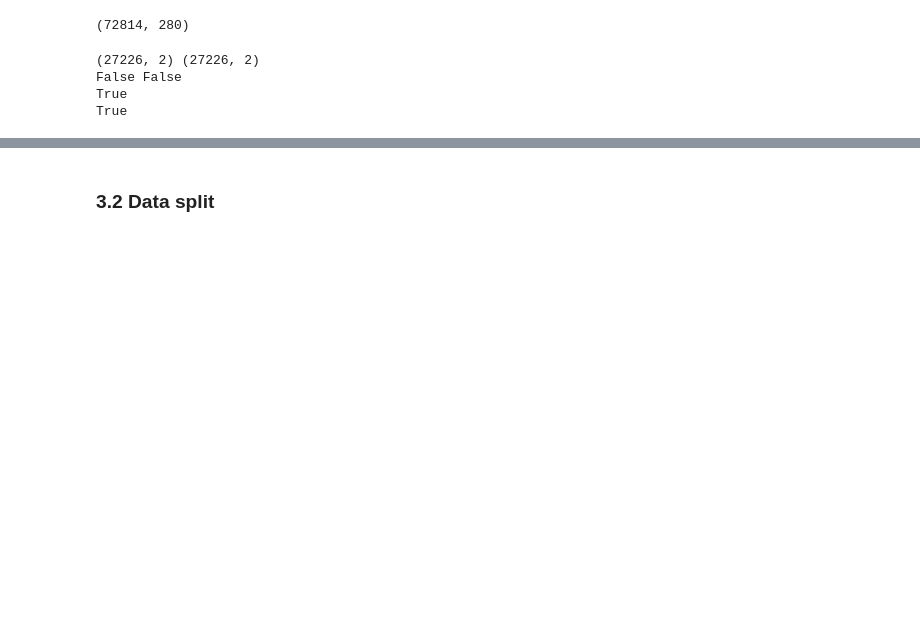
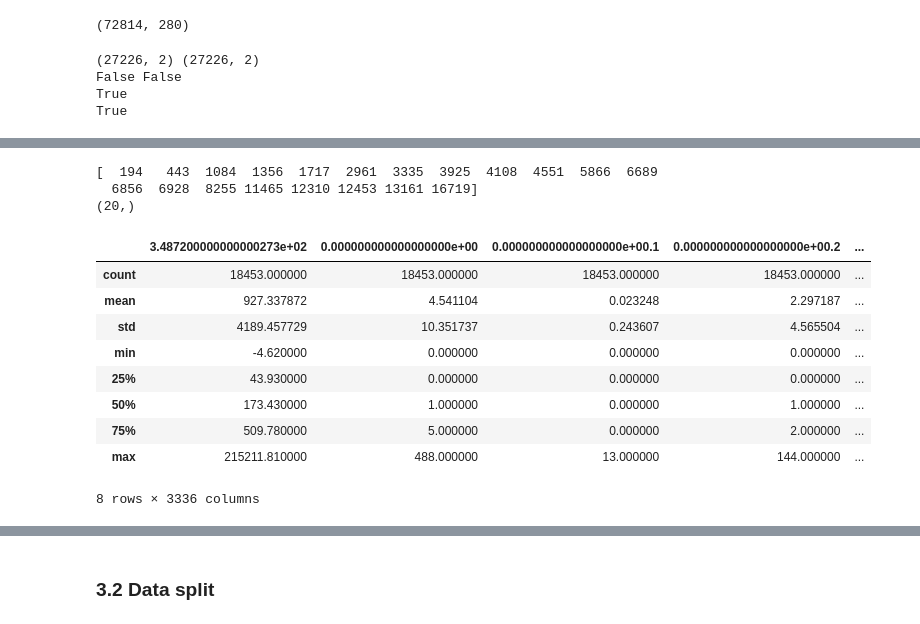
Before and after one commit to bbalasub1/CS598IQVIAClaims, a Jupyter notebook: src/cost_prediction.ipynb, the cells around one changed output, grey strips where cells are left out. Cells and saved outputs as stored; diff of their text form; code cells hidden in the pictures; blank space fills up the shorter version.

```diff
--- a/src/cost_prediction.ipynb
+++ b/src/cost_prediction.ipynb
@@ -483,0 +517,9 @@ print("ppd_y_paid: {}".format(pd_y_paid.shape))
+# %%
+outlier = np.where(pd_y_paid > 100000)[0]
+print(outlier)
+print(outlier.shape)
+#print(pd_y_paid.loc[np.where(pd_y_paid > 100000)[0]])
+# %% [output]
+[  194   443  1084  1356  1717  2961  3335  3925  4108  4551  5866  6689
+  6856  6928  8255 11465 12310 12453 13161 16719]
+(20,)
@@ -483,0 +530,13 @@ print("ppd_y_paid: {}".format(pd_y_paid.shape))
+# %%
+pd_x.describe()
+# %% [output]
+|  | 3.487200000000000273e+02 | 0.000000000000000000e+00 | 0.000000000000000000e+00.1 | 0.000000000000000000e+00.2 | ... |
+| count | 18453.000000 | 18453.000000 | 18453.000000 | 18453.000000 | ... |
+| mean | 927.337872 | 4.541104 | 0.023248 | 2.297187 | ... |
+| std | 4189.457729 | 10.351737 | 0.243607 | 4.565504 | ... |
+| min | -4.620000 | 0.000000 | 0.000000 | 0.000000 | ... |
+| 25% | 43.930000 | 0.000000 | 0.000000 | 0.000000 | ... |
+| 50% | 173.430000 | 1.000000 | 0.000000 | 1.000000 | ... |
+| 75% | 509.780000 | 5.000000 | 0.000000 | 2.000000 | ... |
+| max | 215211.810000 | 488.000000 | 13.000000 | 144.000000 | ... |
+8 rows × 3336 columns
```
Also changed, not shown: parts of 29 cells of this notebook.
